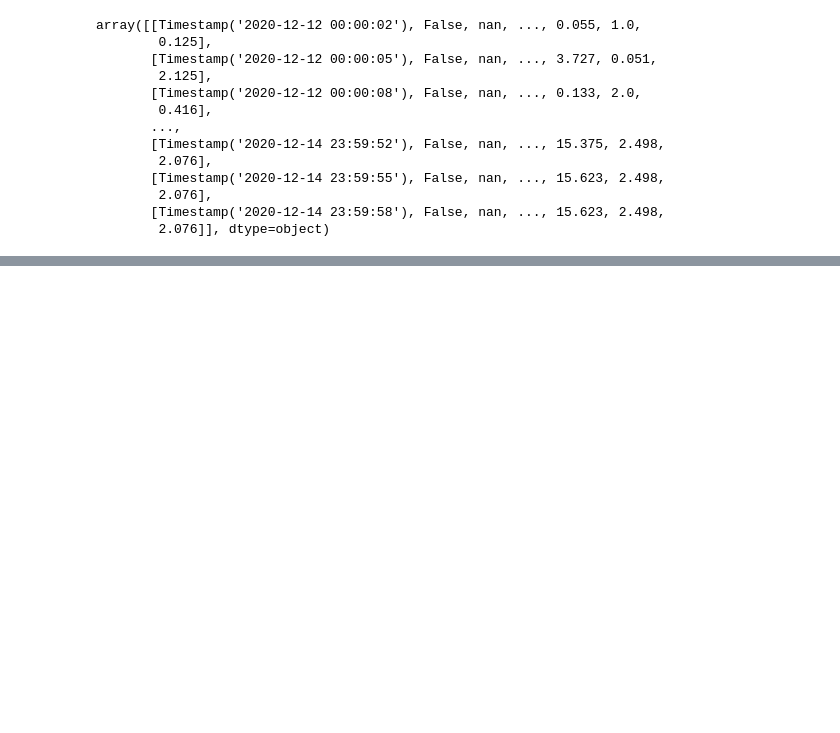
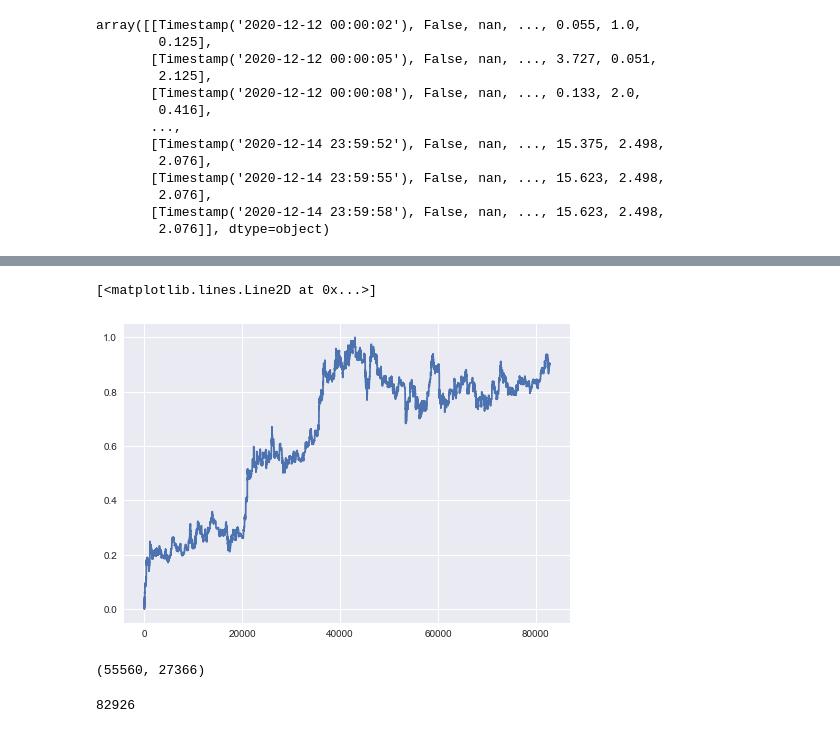
Before and after one commit to TwineTickler/tradingproject, a Jupyter notebook: testing/Untitled.ipynb, the cells around one changed output, grey strips where cells are left out. Cells and saved outputs as stored; diff of their text form; code cells hidden in the pictures; blank space fills up the shorter version.

```diff
--- a/testing/Untitled.ipynb
+++ b/testing/Untitled.ipynb
@@ -192,0 +279,13 @@ array([[Timestamp('2020-12-12 00:00:02'), False, nan, ..., 0.055, 1.0,
+# %%
+dataset = df.values
+# %%
+dataset = dataset.astype('float32')
+# %%
+scaler = MinMaxScaler(feature_range=(0,1))
+# %%
+dataset = scaler.fit_transform(dataset)
+# %%
+plt.plot(dataset)
+# %% [output]
+[<matplotlib.lines.Line2D at 0x...>]
+[figure, added]
@@ -192,0 +298,8 @@ array([[Timestamp('2020-12-12 00:00:02'), False, nan, ..., 0.055, 1.0,
+# %%
+len(train), len(test)
+# %% [output]
+(55560, 27366)
+# %%
+len(train) + len(test)
+# %% [output]
+82926
```
Also changed, not shown: parts of 26 cells of this notebook, 3 other files.
